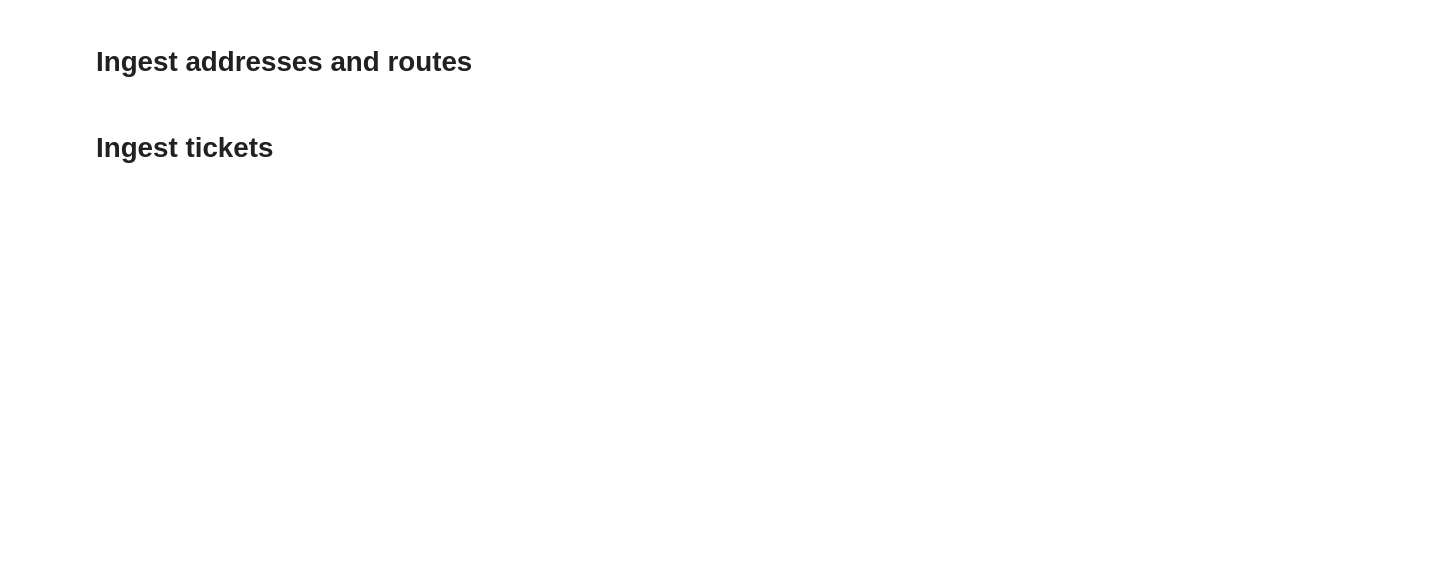
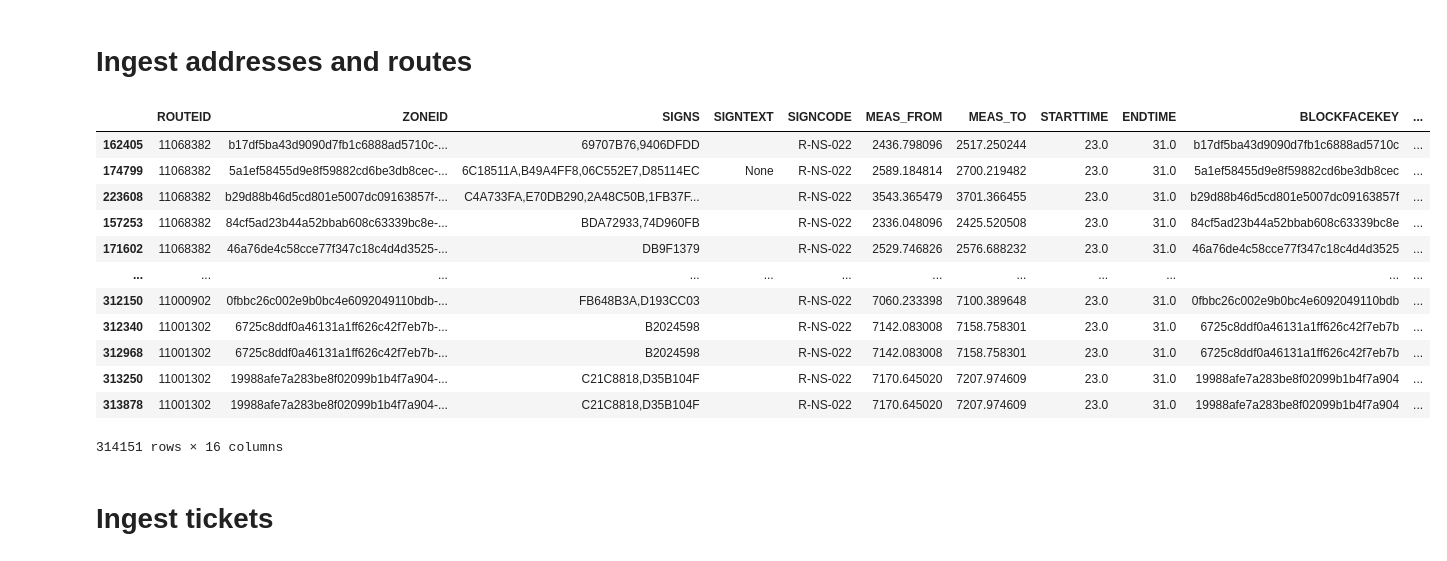
Before and after one commit to reedmarkham/meter-made, a Jupyter notebook: meter_made.ipynb, the cells around one changed output. Drawn from its saved outputs; the diff is of its cells as text; code cells hidden in the pictures; blank space fills up the shorter version.

```diff
--- a/meter_made.ipynb
+++ b/meter_made.ipynb
@@ -69,26 +72,40 @@ ax.set_axis_off()
 # %%
 addresses = gpd.read_file('/content/drive/MyDrive/dc-parking-data/Address_Points.geojson')
 a_cols = ['ADDRESS', 'ZIPCODE', 'BLOCKKEY', 'ROUTEID', 'LATITUDE', 'LONGITUDE']
 addresses = addresses[a_cols]
 
 # & (gdf.ROUTEID == '11072862')
 routes = zones[(zones.PARKINGGROUP == 'Sweeping') & (zones.PARKINGDAYGROUP == 'Monday') & (zones.PARKINGHOURGROUP == 'AM')].set_crs('EPSG:4326')
 del zones
 
 routes = routes.sort_values(by='MEAS_FROM')
 r_cols = ['ROUTEID', 'ZONEID', 'SIGNS', 'SIGNTEXT', 'SIGNCODE', 'MEAS_FROM', 'MEAS_TO', 'STARTTIME', 'ENDTIME', 'BLOCKFACEKEY', 'geometry']
 routes = routes[r_cols]
 routes_df = routes.merge(addresses, on='ROUTEID', how='inner')
 del routes
 
 routes_gdf = gpd.GeoDataFrame(
     routes_df,
     geometry=gpd.points_from_xy(routes_df.LONGITUDE, routes_df.LATITUDE),
     crs='EPSG:4326'
 )
 del routes_df
 
-display(routes_gdf.sort_values(by='ADDRESS'))
+#display(routes_gdf.sort_values(by='ADDRESS'))
+# %% [output]
+|  | ROUTEID | ZONEID | SIGNS | SIGNTEXT | SIGNCODE | MEAS_FROM | MEAS_TO | STARTTIME | ENDTIME | BLOCKFACEKEY | ... |
+| 162405 | 11068382 | b17df5ba43d9090d7fb1c6888ad5710c-... | 69707B76,9406DFDD |  | R-NS-022 | 2436.798096 | 2517.250244 | 23.0 | 31.0 | b17df5ba43d9090d7fb1c6888ad5710c | ... |
+| 174799 | 11068382 | 5a1ef58455d9e8f59882cd6be3db8cec-... | 6C18511A,B49A4FF8,06C552E7,D85114EC | None | R-NS-022 | 2589.184814 | 2700.219482 | 23.0 | 31.0 | 5a1ef58455d9e8f59882cd6be3db8cec | ... |
+| 223608 | 11068382 | b29d88b46d5cd801e5007dc09163857f-... | C4A733FA,E70DB290,2A48C50B,1FB37F... |  | R-NS-022 | 3543.365479 | 3701.366455 | 23.0 | 31.0 | b29d88b46d5cd801e5007dc09163857f | ... |
+| 157253 | 11068382 | 84cf5ad23b44a52bbab608c63339bc8e-... | BDA72933,74D960FB |  | R-NS-022 | 2336.048096 | 2425.520508 | 23.0 | 31.0 | 84cf5ad23b44a52bbab608c63339bc8e | ... |
+| 171602 | 11068382 | 46a76de4c58cce77f347c18c4d4d3525-... | DB9F1379 |  | R-NS-022 | 2529.746826 | 2576.688232 | 23.0 | 31.0 | 46a76de4c58cce77f347c18c4d4d3525 | ... |
+| ... | ... | ... | ... | ... | ... | ... | ... | ... | ... | ... | ... |
+| 312150 | 11000902 | 0fbbc26c002e9b0bc4e6092049110bdb-... | FB648B3A,D193CC03 |  | R-NS-022 | 7060.233398 | 7100.389648 | 23.0 | 31.0 | 0fbbc26c002e9b0bc4e6092049110bdb | ... |
+| 312340 | 11001302 | 6725c8ddf0a46131a1ff626c42f7eb7b-... | B2024598 |  | R-NS-022 | 7142.083008 | 7158.758301 | 23.0 | 31.0 | 6725c8ddf0a46131a1ff626c42f7eb7b | ... |
+| 312968 | 11001302 | 6725c8ddf0a46131a1ff626c42f7eb7b-... | B2024598 |  | R-NS-022 | 7142.083008 | 7158.758301 | 23.0 | 31.0 | 6725c8ddf0a46131a1ff626c42f7eb7b | ... |
+| 313250 | 11001302 | 19988afe7a283be8f02099b1b4f7a904-... | C21C8818,D35B104F |  | R-NS-022 | 7170.645020 | 7207.974609 | 23.0 | 31.0 | 19988afe7a283be8f02099b1b4f7a904 | ... |
+| 313878 | 11001302 | 19988afe7a283be8f02099b1b4f7a904-... | C21C8818,D35B104F |  | R-NS-022 | 7170.645020 | 7207.974609 | 23.0 | 31.0 | 19988afe7a283be8f02099b1b4f7a904 | ... |
+314151 rows × 16 columns
 # %% [markdown]
 # Ingest tickets
 # %%
```
Also changed, not shown: parts of 17 cells of this notebook.
